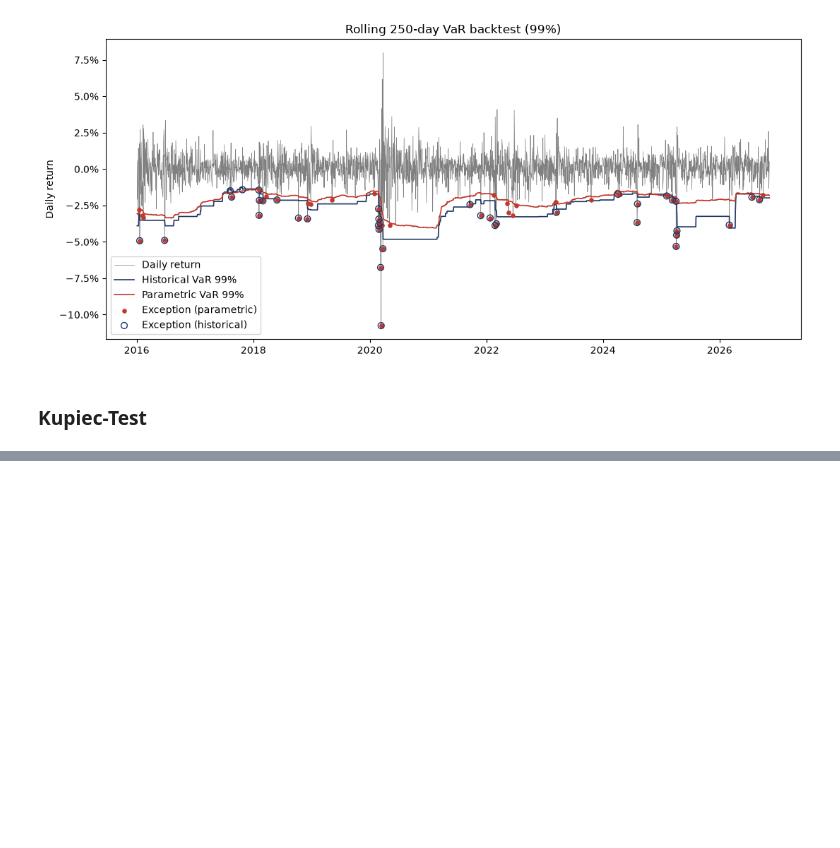
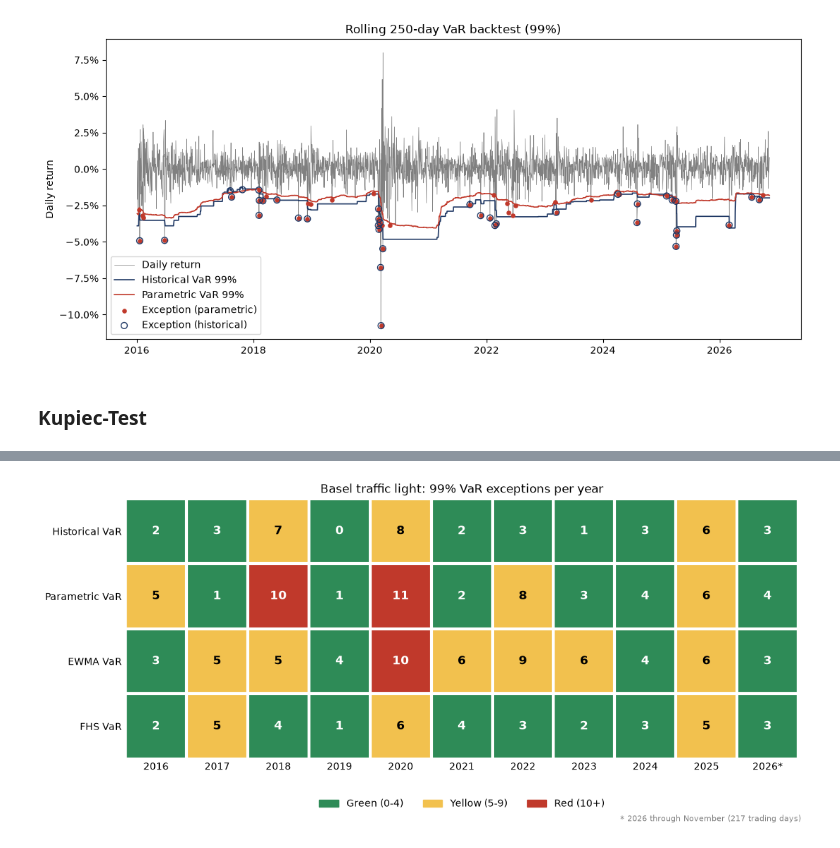
Before and after one commit to rachellliz/value-at-risk-backtest, a Jupyter notebook: var_backtest.ipynb, the cells around one changed output, grey strips where cells are left out. Drawn from its saved outputs; the diff is of its cells as text; code cells hidden in the pictures; blank space fills up the shorter version.

Commit message:
Add EWMA and filtered historical simulation

```diff
--- a/var_backtest.ipynb
+++ b/var_backtest.ipynb
@@ -10,7 +10,7 @@ import yfinance as yf
 ## Data and Portfolio Returns
 # %%
 tickers = ["NESN.SW", "NOVN.SW", "UBSG.SW", "ZURN.SW"]
-prices = yf.download(tickers, start="2015-01-01", auto_adjust=True)["Close"]
+prices = yf.download(tickers, start="2015-01-01", end="2026-11-11", auto_adjust=True)["Close"]
 prices = prices.dropna()
 
 print(prices.tail())
@@ -251,0 +215,17 @@ plt.show()
+# %%
+def basel_zone(k):
+    if k <= 4:
+        return "green"
+    elif k <= 9:
+        return "yellow"
+    else:
+        return "red"
+
+yearly = bt.groupby(bt.index.year)[["exc_hist", "exc_param", "exc_ewma", "exc_fhs"]].sum()
+yearly["days"] = bt.groupby(bt.index.year).size()
+yearly["zone_hist"] = yearly["exc_hist"].apply(basel_zone)
+yearly["zone_param"] = yearly["exc_param"].apply(basel_zone)
+yearly["zone_ewma"] = yearly["exc_ewma"].apply(basel_zone)
+yearly["zone_fhs"] = yearly["exc_fhs"].apply(basel_zone)
+
+print(yearly)
@@ -251,0 +250,55 @@ plt.show()
+# %%
+from matplotlib.colors import ListedColormap
+from matplotlib.patches import Patch
+
+zone_to_num = {"green": 0, "yellow": 1, "red": 2}
+grid = np.array([
+    yearly["zone_hist"].map(zone_to_num),
+    yearly["zone_param"].map(zone_to_num),
+    yearly["zone_ewma"].map(zone_to_num),
+    yearly["zone_fhs"].map(zone_to_num),
+])
+counts = np.array([yearly["exc_hist"], yearly["exc_param"], yearly["exc_ewma"], yearly["exc_fhs"]])
+
+cmap = ListedColormap(["#2E8B57", "#F2C14E", "#C0392B"])
+
+fig, ax = plt.subplots(figsize=(11, 5))
+ax.imshow(grid, cmap=cmap, vmin=0, vmax=2, aspect="auto")
+
+for i in range(grid.shape[0]):
+    for j in range(grid.shape[1]):
+        text_color = "black" if grid[i, j] == 1 else "white"
+        ax.text(j, i, str(counts[i, j]), ha="center", va="center",
+                color=text_color, fontsize=12, fontweight="bold")
+
+labels = [str(y) for y in yearly.index]
+labels[-1] += "*"
+ax.set_xticks(range(len(labels)))
+ax.set_xticklabels(labels)
+ax.set_yticks([0, 1, 2, 3])
+ax.set_yticklabels(["Historical VaR", "Parametric VaR", "EWMA VaR", "FHS VaR"])
+
+ax.set_xticks(np.arange(-0.5, len(labels), 1), minor=True)
+ax.set_yticks([-0.5, 0.5, 1.5, 2.5, 3.5], minor=True)
+ax.grid(which="minor", color="white", linewidth=3)
+ax.tick_params(which="both", length=0)
+for spine in ax.spines.values():
+    spine.set_visible(False)
+
+legend_items = [
+    Patch(color="#2E8B57", label="Green (0-4)"),
+    Patch(color="#F2C14E", label="Yellow (5-9)"),
+    Patch(color="#C0392B", label="Red (10+)"),
+]
+ax.legend(handles=legend_items, loc="upper center", bbox_to_anchor=(0.5, -0.12),
+          ncol=3, frameon=False)
+
+ax.set_title("Basel traffic light: 99% VaR exceptions per year")
+fig.text(0.99, 0.01, f"* {labels[-1][:-1]} through November ({yearly['days'].iloc[-1]} trading days)",
+         ha="right", fontsize=8, color="grey")
+
+fig.tight_layout()
+fig.savefig("basel_traffic_light.png", dpi=200)
+plt.show()
+# %% [output]
+[figure, added]
```
Also changed, not shown: parts of 12 cells of this notebook, 3 other files.
